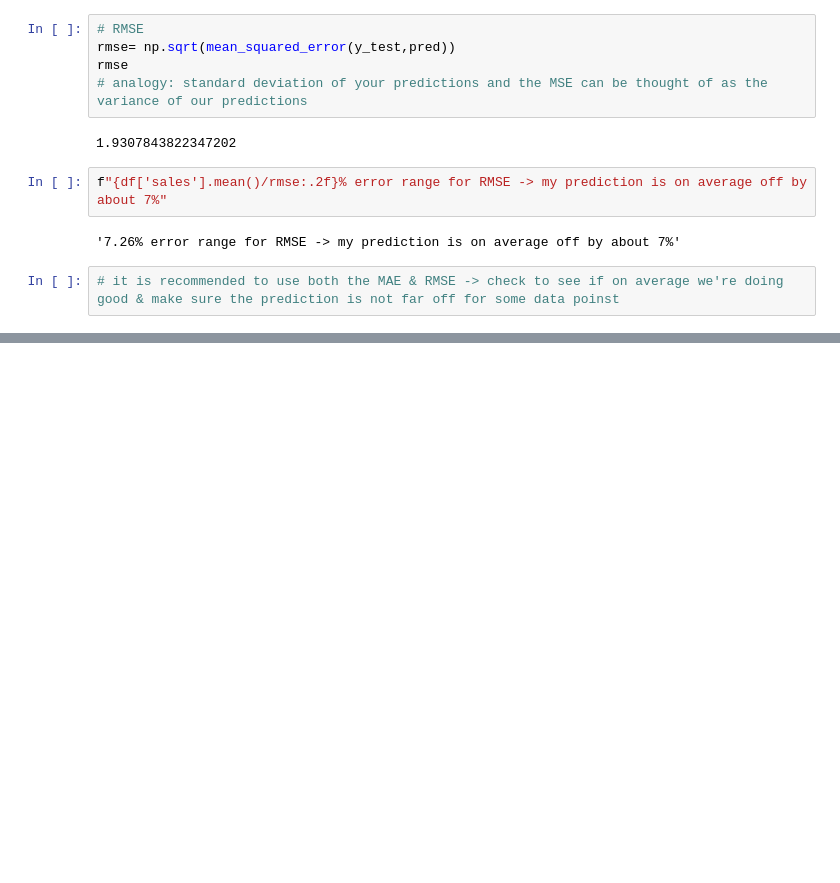
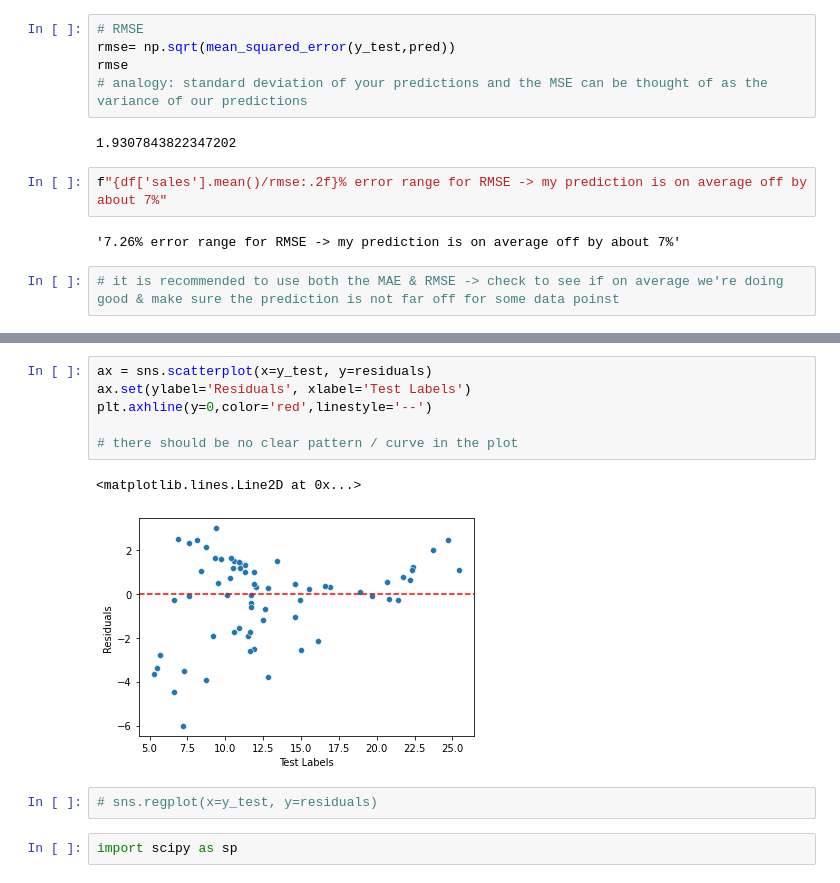
Before and after one commit to luiul/statistics-meets-logistics, a Jupyter notebook: prep-linear-regression-models/lr2-scikit-learn.ipynb, the cells around one changed output, grey strips where cells are left out. Saved outputs shown, nothing was run; the diff lists cells and outputs as text; blank space fills up the shorter version.

Commit message:
renamed some files, imported some new ML libraries, completed linear regression intro, updated project and readme

```diff
--- a/prep-linear-regression-models/lr2-scikit-learn.ipynb
+++ b/prep-linear-regression-models/lr2-scikit-learn.ipynb
@@ -174,0 +206,13 @@ f"{df['sales'].mean()/rmse:.2f}% error range for RMSE -> my prediction is on ave
+# %%
+ax = sns.scatterplot(x=y_test, y=residuals)
+ax.set(ylabel='Residuals', xlabel='Test Labels')
+plt.axhline(y=0,color='red',linestyle='--')
+
+# there should be no clear pattern / curve in the plot
+# %% [output]
+<matplotlib.lines.Line2D at 0x...>
+[figure, added]
+# %%
+# sns.regplot(x=y_test, y=residuals)
+# %%
+import scipy as sp
```
Also changed, not shown: parts of 20 cells of this notebook, 8 other files.
